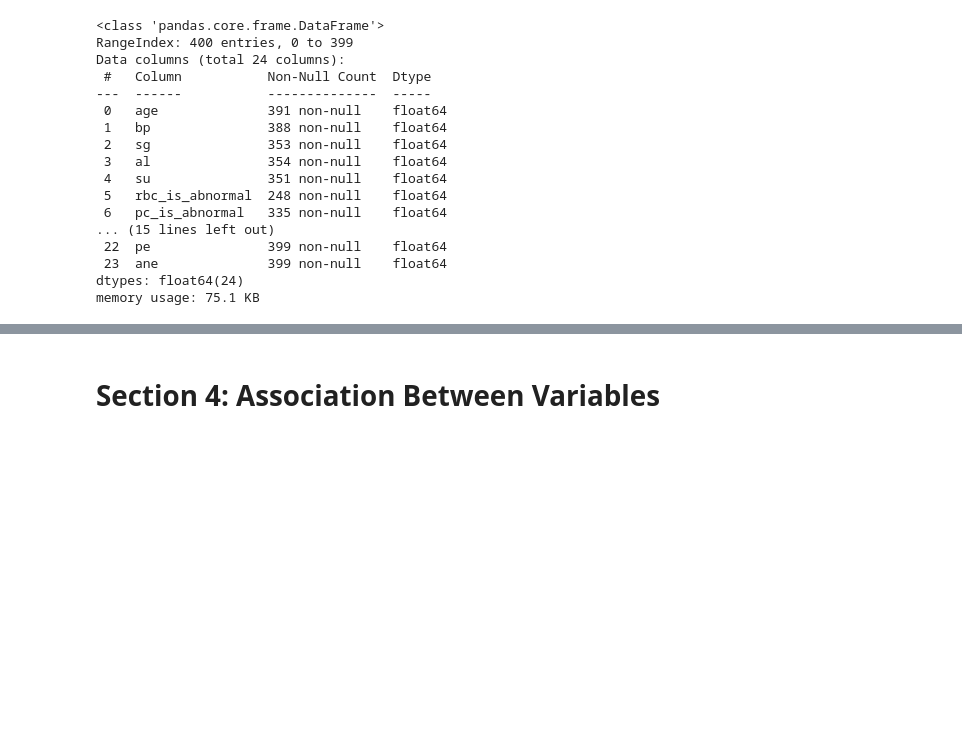
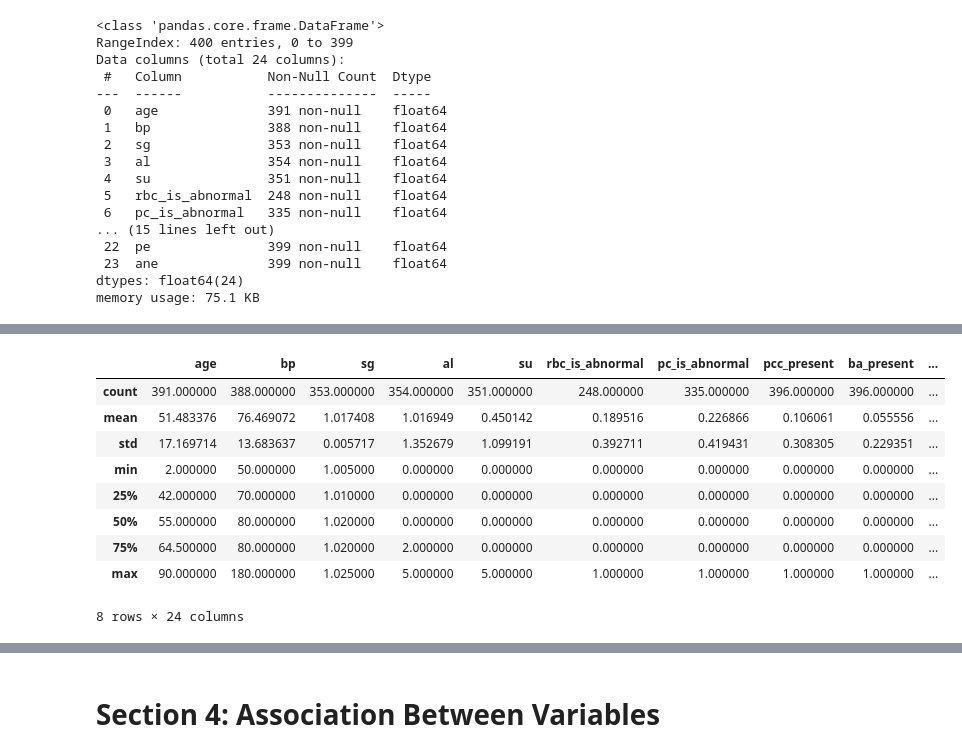
Before and after one commit to kyleosung/Stats_3DA3_A6, a Jupyter notebook: assignment6.ipynb, the cells around one changed output, grey strips where cells are left out. Drawn from its saved outputs; the diff is of its cells as text; code cells hidden in the pictures; blank space fills up the shorter version.

```diff
--- a/assignment6.ipynb
+++ b/assignment6.ipynb
@@ -326,0 +342,13 @@ memory usage: 75.1 KB
+# %%
+X.describe()
+# %% [output]
+|  | age | bp | sg | al | su | rbc_is_abnormal | pc_is_abnormal | pcc_present | ba_present | ... |
+| count | 391.000000 | 388.000000 | 353.000000 | 354.000000 | 351.000000 | 248.000000 | 335.000000 | 396.000000 | 396.000000 | ... |
+| mean | 51.483376 | 76.469072 | 1.017408 | 1.016949 | 0.450142 | 0.189516 | 0.226866 | 0.106061 | 0.055556 | ... |
+| std | 17.169714 | 13.683637 | 0.005717 | 1.352679 | 1.099191 | 0.392711 | 0.419431 | 0.308305 | 0.229351 | ... |
+| min | 2.000000 | 50.000000 | 1.005000 | 0.000000 | 0.000000 | 0.000000 | 0.000000 | 0.000000 | 0.000000 | ... |
+| 25% | 42.000000 | 70.000000 | 1.010000 | 0.000000 | 0.000000 | 0.000000 | 0.000000 | 0.000000 | 0.000000 | ... |
+| 50% | 55.000000 | 80.000000 | 1.020000 | 0.000000 | 0.000000 | 0.000000 | 0.000000 | 0.000000 | 0.000000 | ... |
+| 75% | 64.500000 | 80.000000 | 1.020000 | 2.000000 | 0.000000 | 0.000000 | 0.000000 | 0.000000 | 0.000000 | ... |
+| max | 90.000000 | 180.000000 | 1.025000 | 5.000000 | 5.000000 | 1.000000 | 1.000000 | 1.000000 | 1.000000 | ... |
+8 rows × 24 columns
```
Also changed, not shown: parts of 5 cells of this notebook, 24 other files.
